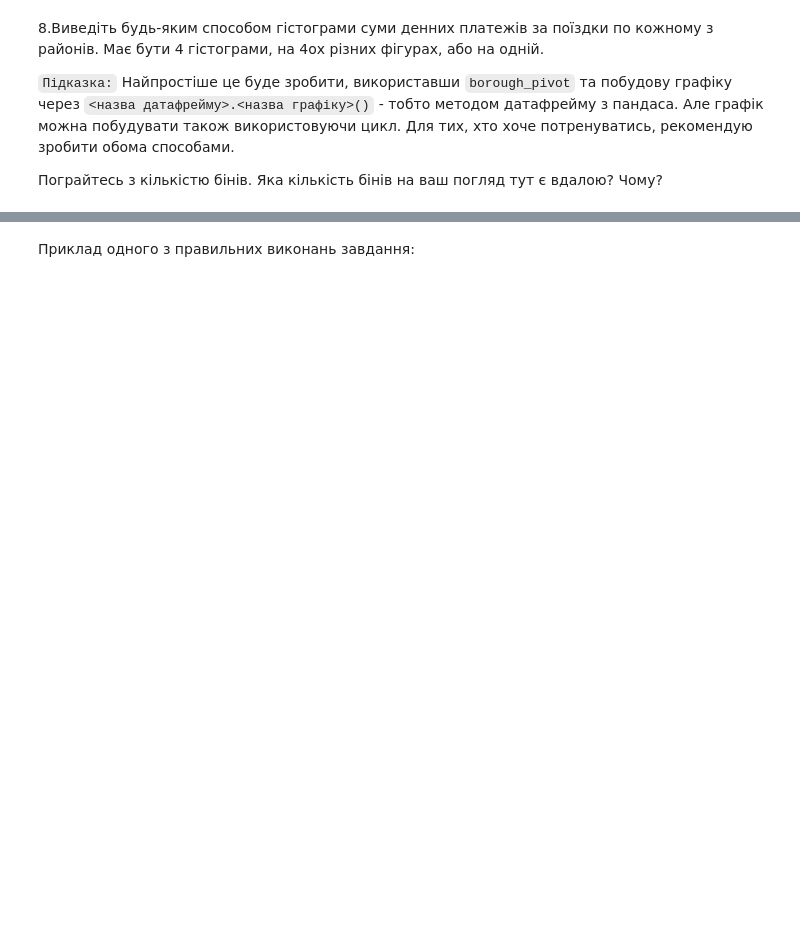
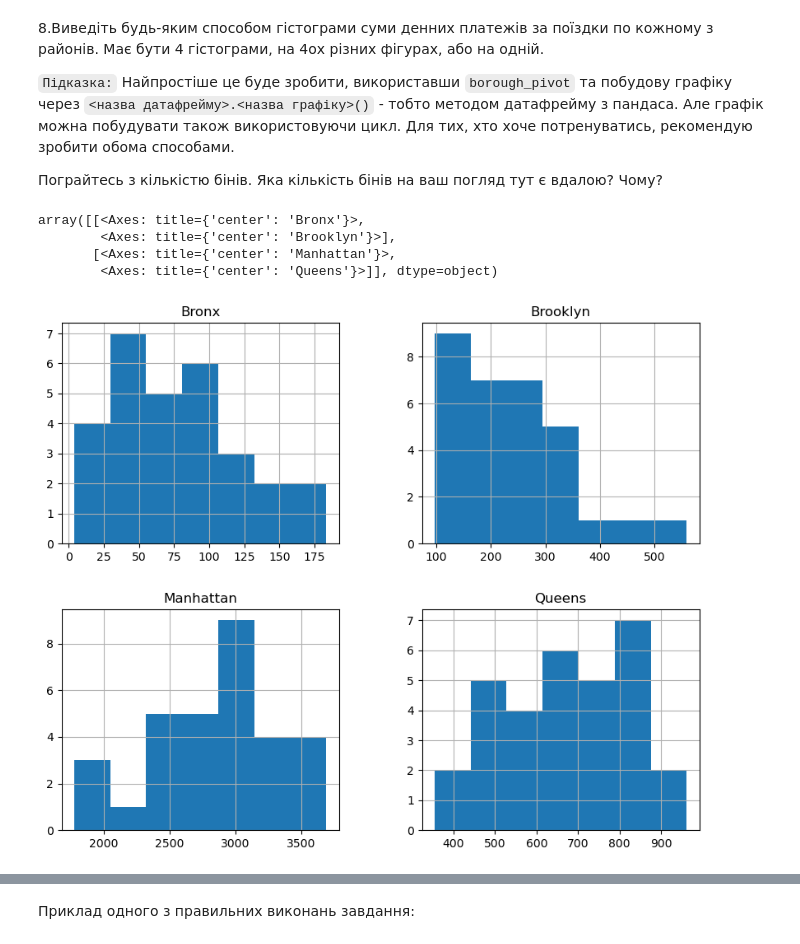
Before and after one commit to OlenaBabko/DataAnalytics_DataLovesAcademy, a Jupyter notebook: modul_11_additional/Additional_hw_5_Data_visualizations.ipynb, the cells around one changed output, grey strips where cells are left out. Cells and saved outputs as stored; diff of their text form; code cells hidden in the pictures; blank space fills up the shorter version.

```diff
--- a/modul_11_additional/Additional_hw_5_Data_visualizations.ipynb
+++ b/modul_11_additional/Additional_hw_5_Data_visualizations.ipynb
@@ -325,3 +350,11 @@ borough_pivot.fillna(0).plot();
 `Підказка:` Найпростіше це буде зробити, використавши `borough_pivot` та побудову графіку через `<назва датафрейму>.<назва графіку>()` - тобто методом датафрейму з пандаса. Але графік можна побудувати також використовуючи цикл. Для тих, хто хоче потренуватись, рекомендую зробити обома способами.
 
 Пограйтесь з кількістю бінів. Яка кількість бінів на ваш погляд тут є вдалою? Чому?
+# %%
+borough_pivot.hist(figsize=(10, 8), bins=7)
+# %% [output]
+array([[<Axes: title={'center': 'Bronx'}>,
+        <Axes: title={'center': 'Brooklyn'}>],
+       [<Axes: title={'center': 'Manhattan'}>,
+        <Axes: title={'center': 'Queens'}>]], dtype=object)
+[figure, added]
```
Also changed, not shown: parts of 16 cells of this notebook.
